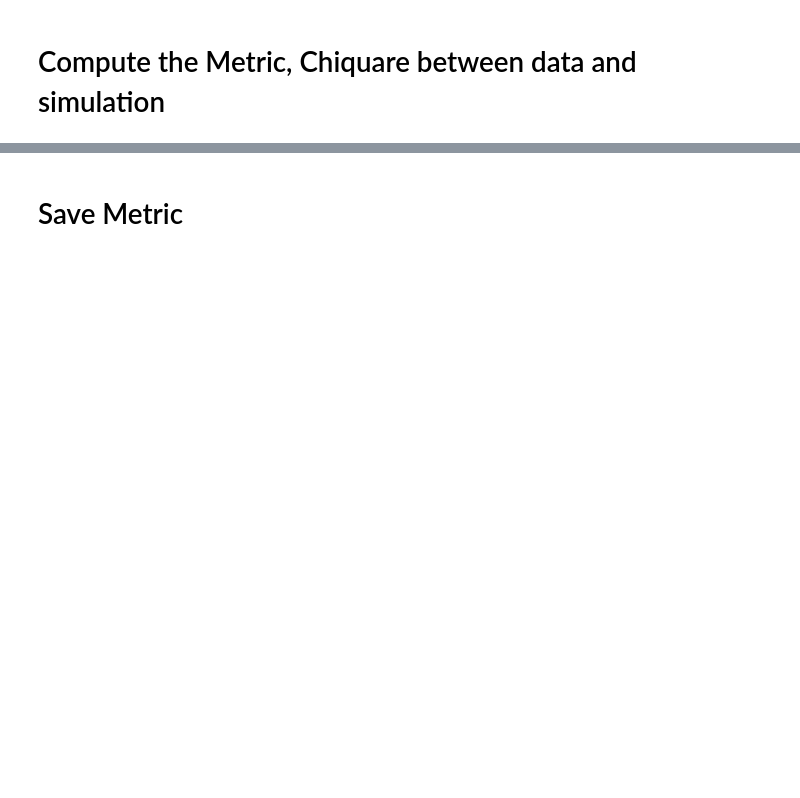
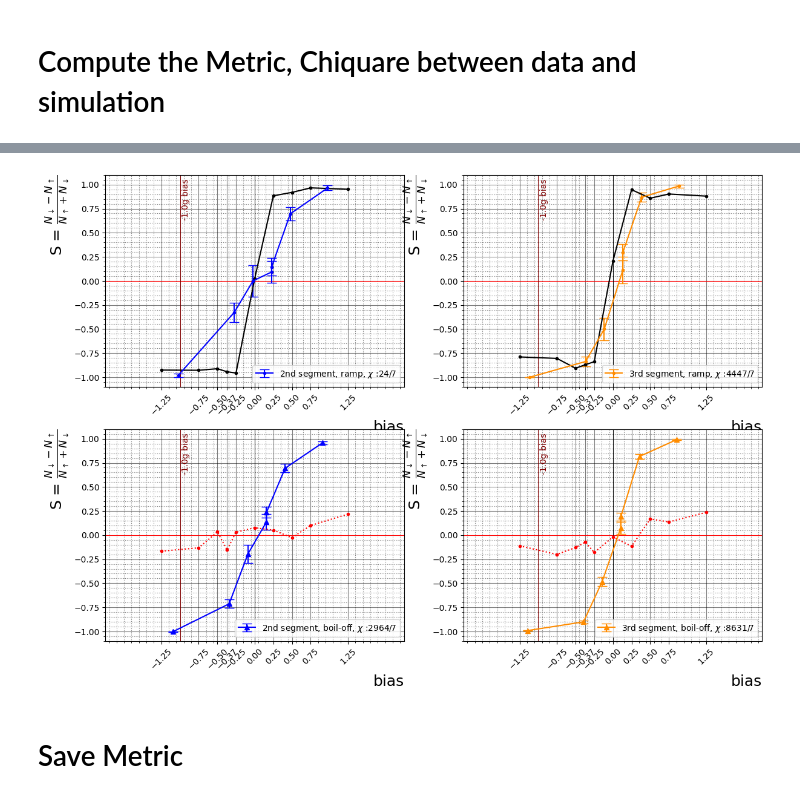
Before and after one commit to Adrianodelvincio/alphag_frequentist_analysis_2025, a Jupyter notebook: toy/Metric_Worker.ipynb, the cells around one changed output, grey strips where cells are left out. Drawn from its saved outputs; the diff is of its cells as text; code cells hidden in the pictures; blank space fills up the shorter version.

Commit message:
ready to launch simulation

```diff
--- a/toy/Metric_Worker.ipynb
+++ b/toy/Metric_Worker.ipynb
@@ -315,3 +239,92 @@ print(compute_segment_chisq(df_onlywait,  3, simulation_3rd_boiloff))
+# %%
+idx = np.argsort(biases)
+plt.figure(1, figsize = (14,10))
+
+plt.subplot(2,2,1)
+#plt.suptitle("2nd segment")
+# SIMULATION
+plotter_nicer()
+plt.errorbar(biases[idx], A1[idx],  marker = ".", linestyle = "-", markersize = 6,color = "black", capsize = 4)
+# DATASET 2025
+mask = df_onlyramps['type_ramp' ] == 'short'
+popt,pcovm = curve_fit(linear, df_onlyramps['bias'][mask] , df_onlyramps['segment2'][mask])
+plt.errorbar(df_onlyramps['bias'][mask] - shift(popt[0], popt[1]),
+             df_onlyramps['segment2'][mask],
+             df_onlyramps['err_segment2'][mask],
+             linestyle = "-",
+             markersize = 6 ,
+             marker = '.',
+             capsize = 6,
+             color = "blue",
+             label = f"2nd segment, ramp, $\chi$ :{compute_segment_chisq(df_onlyramps,  2, simulation_2nd):.0f}/{mask.sum()}")
+
+plt.xticks(biases[idx], rotation = 45, fontsize = 10)
+plt.xlim(-2,+2)
+plt.legend()
+
+plt.subplot(2,2,2)
+# SIMULATION
+plotter_nicer()
+plt.errorbar(biases[idx], A2[idx],  marker = ".", linestyle = "-", markersize = 6, color = "black", capsize = 4)
+popt,pcovm = curve_fit(linear, df_onlyramps['bias'][mask] , df_onlyramps['segment3'][mask])
+plt.errorbar(df_onlyramps['bias'][mask] - shift(popt[0], popt[1]),
+             df_onlyramps['segment3'][mask],
+             df_onlyramps['err_segment3'][mask],
+             linestyle = "-",
+             markersize = 6 ,
+             marker = '.',
+             capsize = 6,
+             color = "darkorange",
+             label = f"3rd segment, ramp, $\chi$ :{compute_segment_chisq(df_onlyramps,  3, simulation_3rd):.0f}/{mask.sum()}")
+plt.xticks(biases[idx], rotation = 45, fontsize = 10)
+plt.xlim(-2,+2)
+plt.legend()
+
+
+plt.subplot(2,2,3)
+# SIMULATION
+plt.errorbar(biases[idx], A1b[idx], marker = ".", linestyle = "dotted", markersize = 6,color = "red", capsize = 4)
+#dataset with boil-off
+mask = df_onlywait['type_ramp' ] == 'short'
+popt,pcovm = curve_fit(linear, df_onlywait['bias'][mask] , df_onlywait['segment2'][mask])
+plt.errorbar(df_onlywait['bias'][mask] - shift(popt[0], popt[1]),
+             df_onlywait['segment2'][mask],
+             df_onlywait['err_segment2'][mask],
+             linestyle = "-",
+             markersize = 6 ,
+             marker = '^',
+             capsize = 6,
+             color = "blue",
+             label = f"2nd segment, boil-off, $\chi$ :{compute_segment_chisq(df_onlywait,  2, simulation_2nd_boiloff):.0f}/{mask.sum()}")
+plotter_nicer()
+plt.xticks(biases[idx], rotation = 45, fontsize = 10)
+plt.xlim(-2,+2)
+plt.legend()
+
+plt.subplot(2,2,4)
+# SIMULATION
+plt.errorbar(biases[idx], A2b[idx], marker = ".", linestyle = "dotted", markersize = 6,  color = "red",capsize = 4)
+#dataset with boil-off
+popt,pcovm = curve_fit(linear, df_onlywait['bias'][mask] , df_onlywait['segment3'][mask])
+plt.errorbar(df_onlywait['bias'][mask] - shift(popt[0], popt[1]),
+             df_onlywait['segment3'][mask],
+             df_onlywait['err_segment3'][mask],
+             linestyle = "-",
+             markersize = 6 ,
+             marker = '^',
+             capsize = 6,
+             color = "darkorange",
+             label = f"3rd segment, boil-off, $\chi$ :{compute_segment_chisq(df_onlywait,  3, simulation_3rd_boiloff):.0f}/{mask.sum()}")
+
+
+plotter_nicer()
+plt.xticks(biases[idx], rotation = 45, fontsize = 10)
+plt.xlim(-2,+2)
+plt.legend()
+
+plt.savefig(f"output/figures/output_scurve/{outputfile}_Scurve.png", bbox_inches = 'tight')
+# %% [output]
+[figure, new version]
 # %% [markdown]
 # Save Metric
 # %%
```
Also changed, not shown: parts of 5 cells of this notebook, 1 other file.
